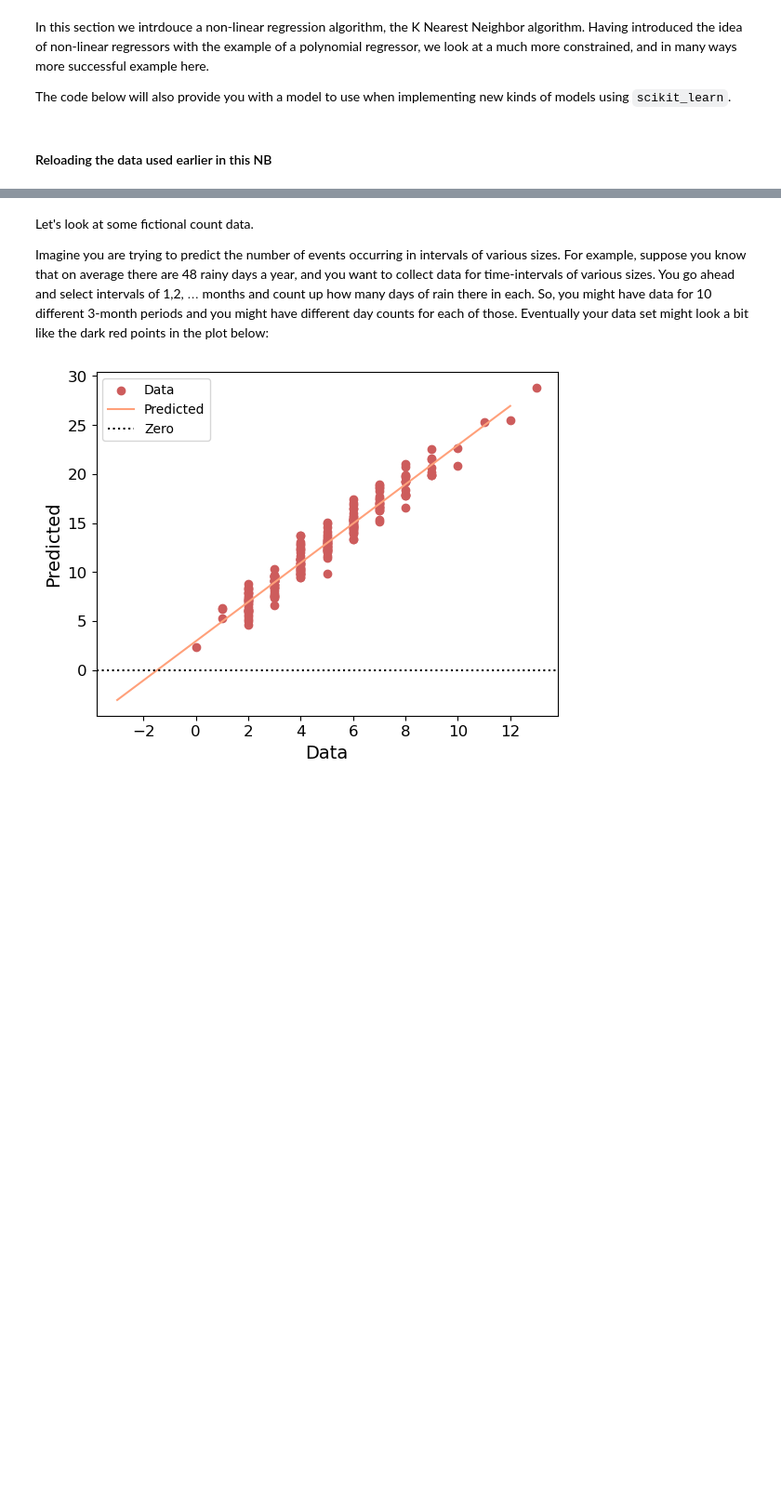
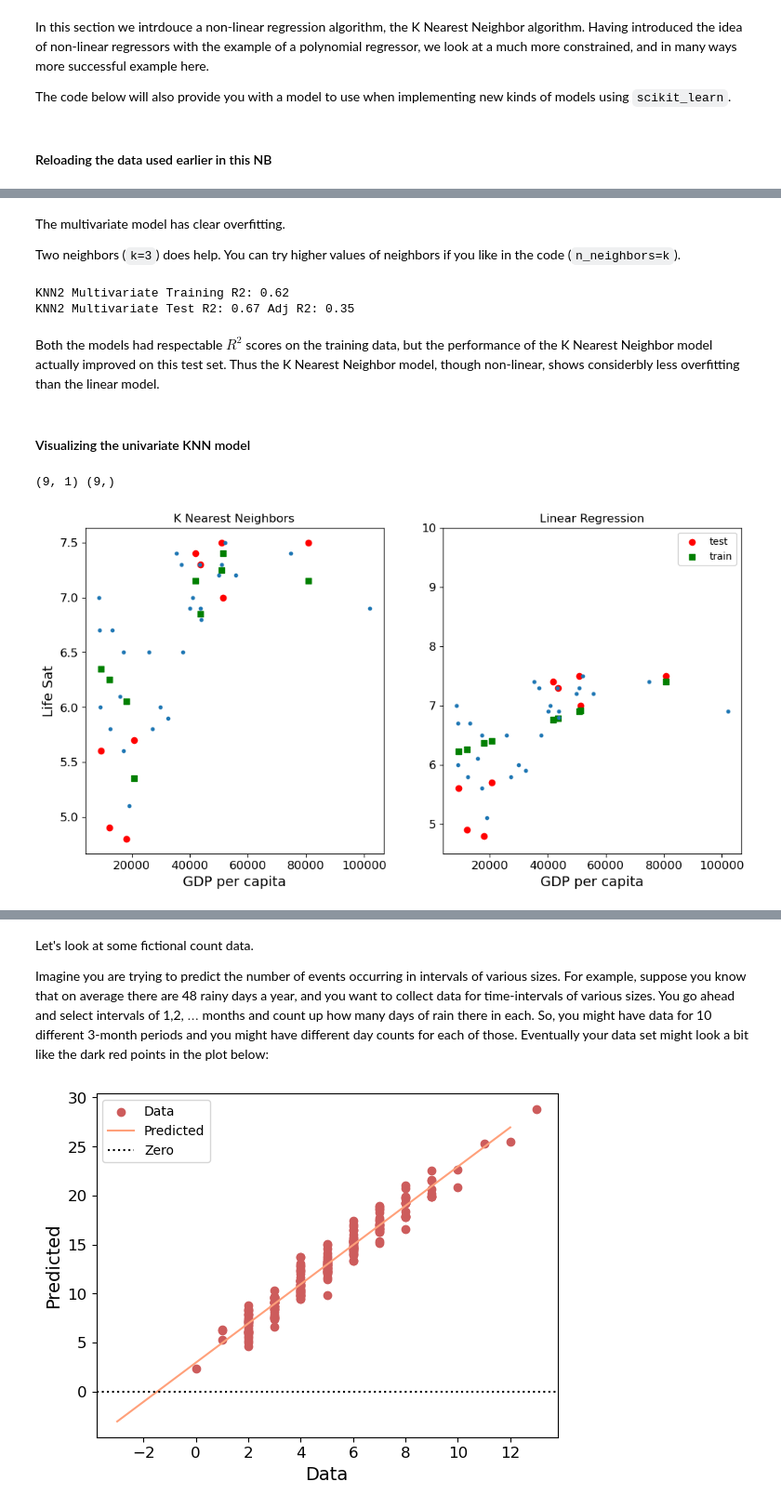
Before and after one commit to gawron/python-for-social-science, a Jupyter notebook: text_classification/simple_regression.ipynb, the cells around one changed output, grey strips where cells are left out. Shown at 93% size. Drawn from its saved outputs; the diff is of its cells as text; code cells hidden in the pictures; blank space fills up the shorter version.

```diff
--- a/text_classification/simple_regression.ipynb
+++ b/text_classification/simple_regression.ipynb
@@ -1478,0 +1613,79 @@ y_test = np.c_[test_data["Life satisfaction"]]
+# %% [markdown]
+The multivariate model has clear overfitting.
+
+Two neighbors (`k=3`) does  help.  You can try higher values of neighbors if you like in
+the code (`n_neighbors=k`).
+# %%
+knn_reg_model_2 = neighbors.KNeighborsRegressor(n_neighbors=3)
+scaler4 = preprocessing.StandardScaler()
+knn_pipeline_2 = pipeline.Pipeline([('scal', scaler4), ('knn', knn_reg_model_2)])
+knn_pipeline_2.fit(X_train_2,Y_train)
+knn_mv_tr_r2 = knn_pipeline_2.score(X_train_2, Y_train)
+knn_mv_tst_r2 = knn_pipeline_2.score(X_test_2, Y_test)
+print(f"KNN2 Multivariate Training R2: {knn_mv_tr_r2:.2f}")
+
+### Testing
+Yp9=knn_pipeline_2.predict(X_test_2)
+samp_sz_2, num_vars_2 = X_test_2.shape
+knn_mv_tst_r2 = r2_score(Y_test,Yp9)
+knn_adj = adjusted_R2 (knn_mv_tst_r2, samp_sz_2, num_vars_2)
+print(f"KNN2 Multivariate Test R2: {knn_mv_tst_r2:.2f} Adj R2: {knn_adj:.2f}")
+# %% [output]
+KNN2 Multivariate Training R2: 0.62
+KNN2 Multivariate Test R2: 0.67 Adj R2: 0.35
+# %% [markdown]
+Both the models had respectable $R^2$ scores on the training data, but the performance of the  K Nearest Neighbor model actually improved  on this test set. Thus the K Nearest Neighbor model,
+though non-linear,  shows considerbly less overfitting than the linear model.
+# %% [markdown]
+#### Visualizing the univariate KNN model
+# %%
+#######################################################################
+#
+#   Plotting
+#
+########################################################################
+
+(f,(ax,ax2)) = plt.subplots(1,2,figsize=(12,6))
+
+#######################################
+# Model 1 plot
+#######################################
+# Put test points in plot, color red
+#ax.scatter(Xm, Ym, c="r",marker="o")
+print(X_test.shape, Y_test.shape)
+ax.scatter(X_test, Y_test, c="r",marker="o",label="test")
+# Put  predicted test points in plot color green
+#ax.scatter(Xm, Yp, c="g",marker="s")
+ax.scatter(X_test, Yp, c="g",marker="s",s=30,label="train")
+# Put training data in plot; let matplotlib choose the color.
+# It will choose a color not yet used in this axis.
+ax.scatter(X_train,Y_train,s=10)
+# plot parameters
+#ax.set_ylim([4.5,10])
+ax.set_title('K Nearest Neighbors')
+ax.set_xlabel('GDP per capita')
+ax.set_ylabel('Life Sat')
+
+
+#######################################
+# Model 2 plot
+#######################################
+#ax2.scatter(Xm, Ym, c="r",marker="o")
+ax2.scatter(X_test, Y_test, c="r",marker="o",label="test")
+#ax2.scatter(Xm, Yp3, c="g",marker="s")
+ax2.scatter(X_test, Yp3, c="g",marker="s",label="train")
+ax2.scatter(X_train, Y_train,s=10)
+# plot parameters
+ax2.set_ylim([4.5,10])
+ax2.set_xlabel('GDP per capita')
+ax2.set_title('Linear Regression')
+ax2.legend()
+
+# Not usually needed in a NB but okay
+plt.show()
+########################################################################
+
+#oecd_bli, gdp_per_capita = backup
+# %% [output]
+(9, 1) (9,)
+[figure, added]
```
Also changed, not shown: parts of 65 cells of this notebook.
